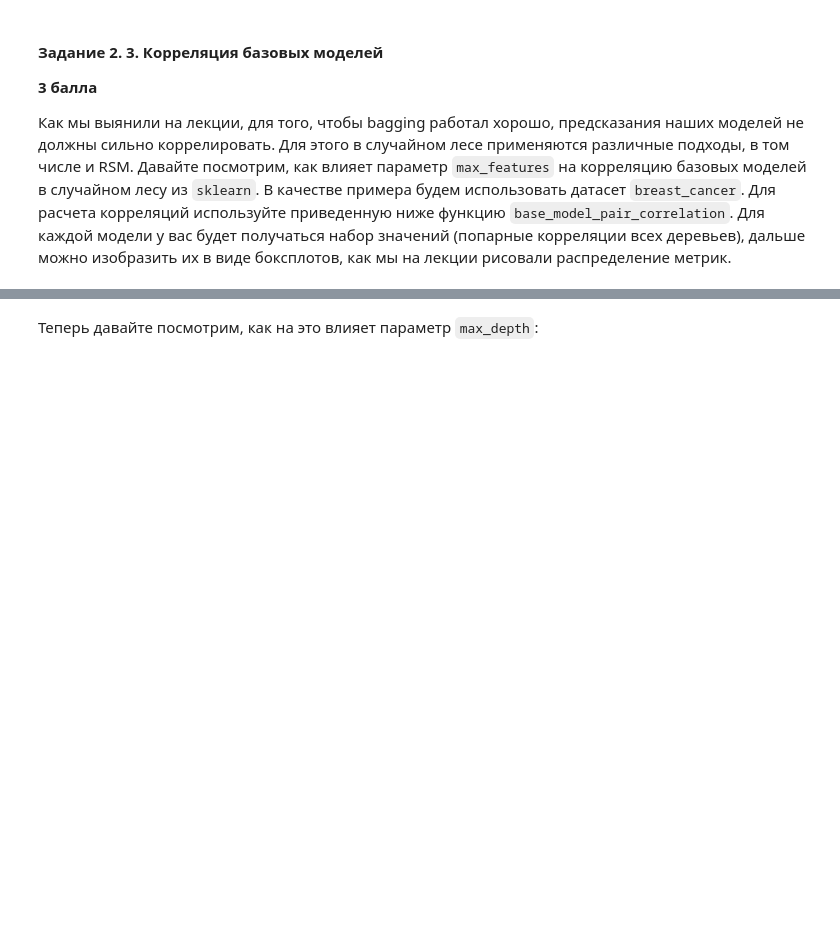
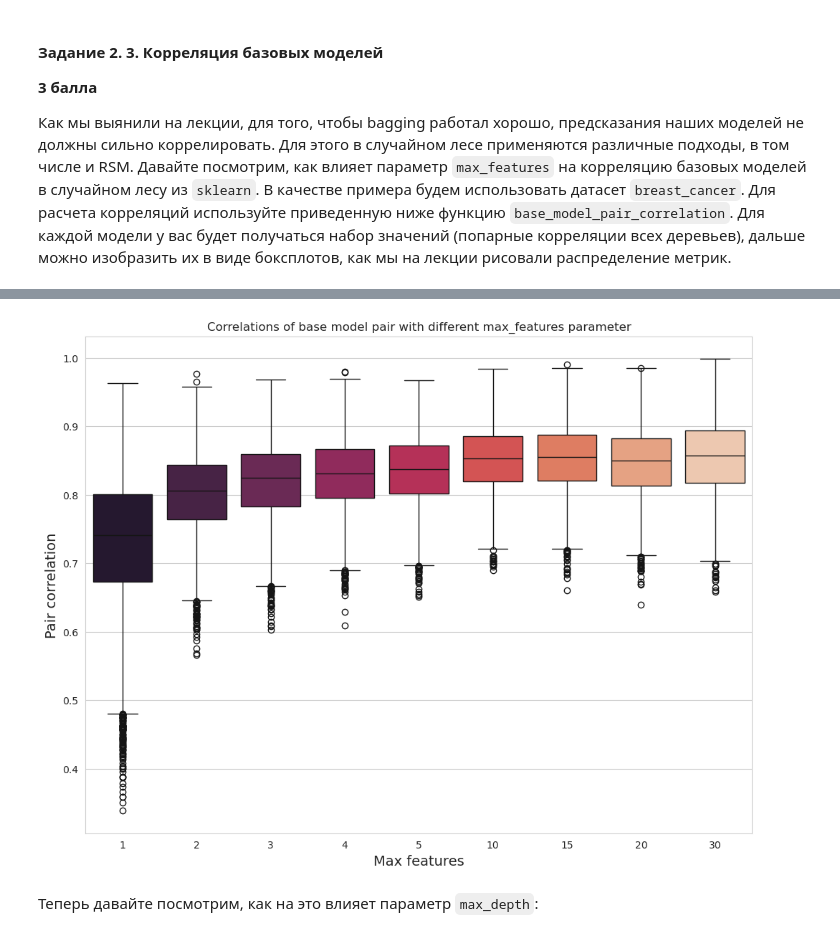
Before and after one commit to grishchenkoira/BI-ml-2024-homeworks, a Jupyter notebook: HW5/code/Ensembles.ipynb, the cells around one changed output, grey strips where cells are left out. Drawn from its saved outputs; the diff is of its cells as text; code cells hidden in the pictures; blank space fills up the shorter version.

```diff
--- a/HW5/code/Ensembles.ipynb
+++ b/HW5/code/Ensembles.ipynb
@@ -365,0 +433,12 @@ X_train, X_test, y_train, y_test = train_test_split(X, y, random_state=42)
+# %%
+res_corr = []
+test_features = [1, 2, 3, 4, 5, 10, 15, 20, 30]
+
+for features in test_features:
+    model = RandomForestClassifier(max_features=features, max_depth = 5, random_state=SEED)
+    fitted_f = model.fit(X_train, y_train)
+    corr_by_pairs = base_model_pair_correlation(fitted_f, X_test)
+    res_corr.append(corr_by_pairs)
+# %%
+results = pd.DataFrame(np.array(res_corr).T, columns=test_features)
+results
@@ -366,3 +459,10 @@ X_train, X_test, y_train, y_test = train_test_split(X, y, random_state=42)
+# %%
+sns.boxplot(data=results, palette = 'rocket')
+plt.title("Correlations of base model pair with different max_features parameter")
+plt.xlabel("Max features", size=14)
+plt.ylabel("Pair correlation", size=14);
+# %% [output]
+[figure, added]
 # %% [markdown]
 Теперь давайте посмотрим, как на это влияет параметр `max_depth`:
 # %%
```
Also changed, not shown: parts of 19 cells of this notebook.
